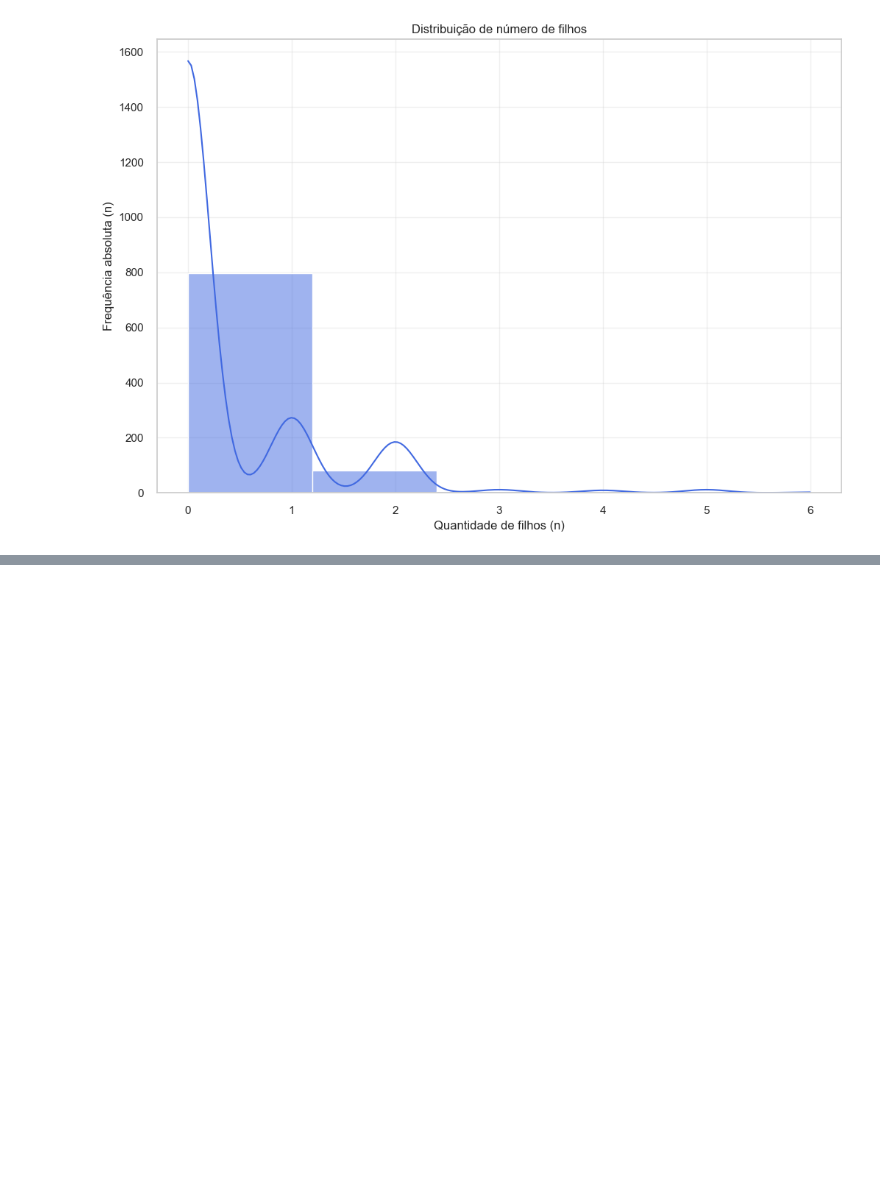
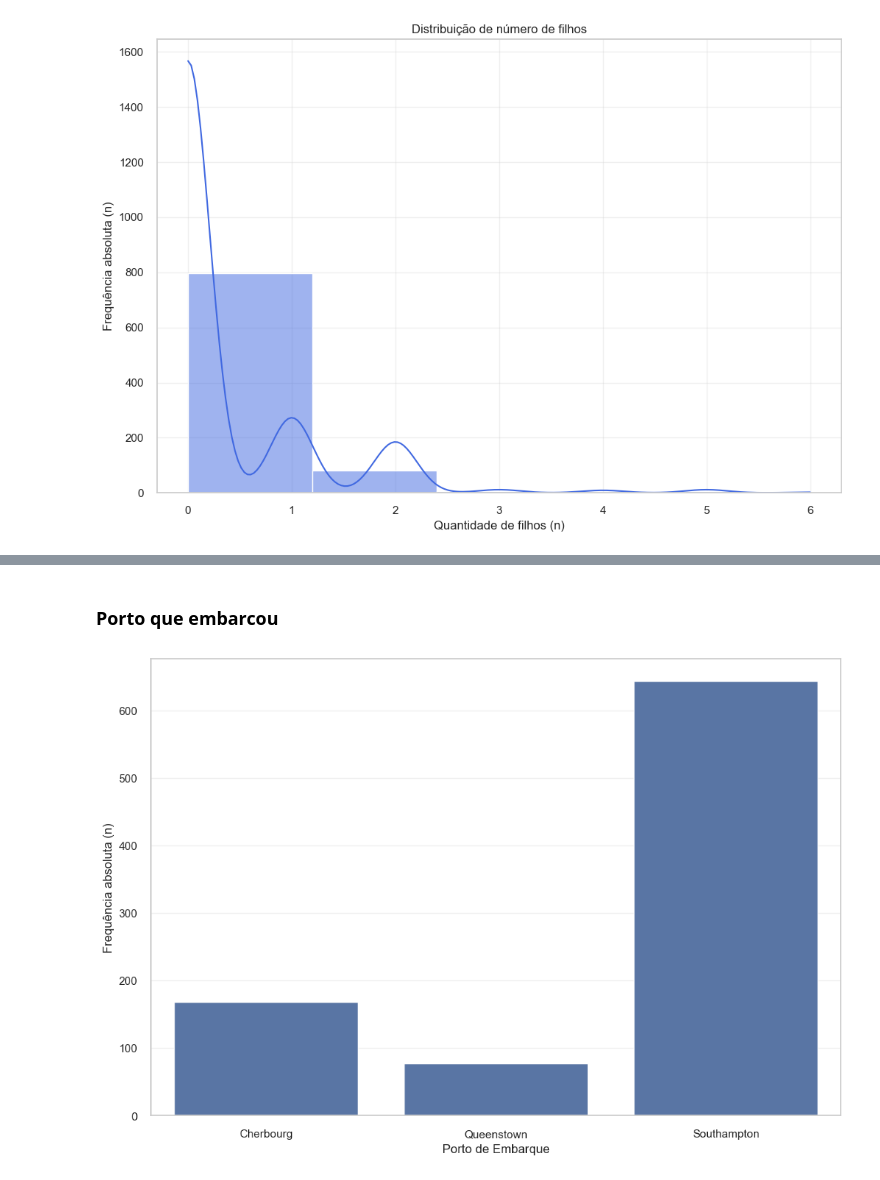
Before and after one commit to AlexandreStos/projeto_titanic, a Jupyter notebook: titanic.ipynb, the cells around one changed output, grey strips where cells are left out. Saved outputs shown, nothing was run; the diff lists cells and outputs as text; code cells hidden in the pictures; blank space fills up the shorter version.

```diff
--- a/titanic.ipynb
+++ b/titanic.ipynb
@@ -153,0 +168,12 @@ plt.show()
+# %% [markdown]
+### Porto que embarcou
+# %%
+sns.set_theme(style="whitegrid")
+sns.countplot(x='Embarked', data=df, order=["C", "Q", "S"])
+plt.xticks(["C", "Q", "S"], ["Cherbourg", "Queenstown", "Southampton"])
+plt.title("")
+plt.xlabel("Porto de Embarque")
+plt.ylabel("Frequência absoluta (n)")
+plt.show()
+# %% [output]
+[figure, added]
```
Also changed, not shown: parts of 18 cells of this notebook.
